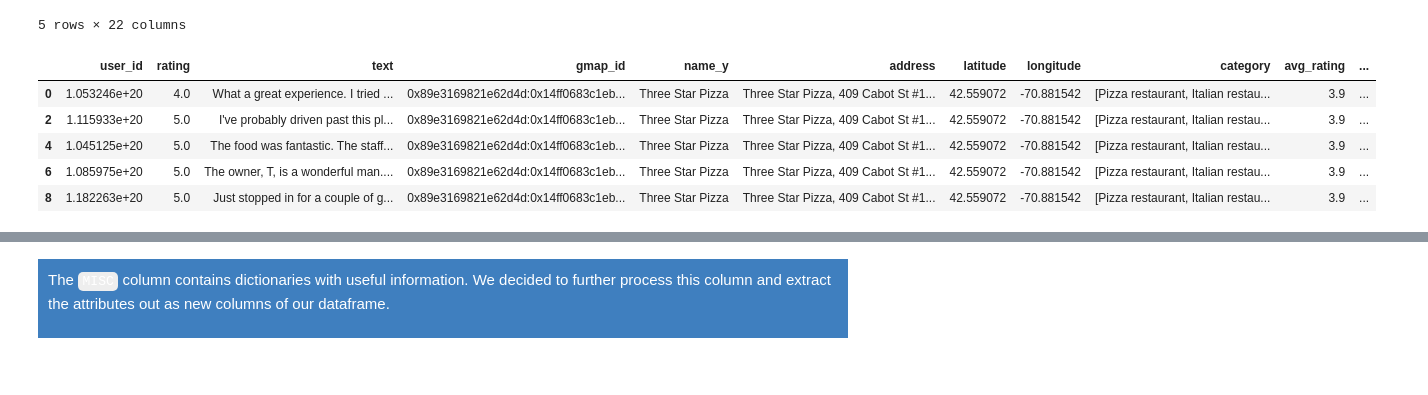
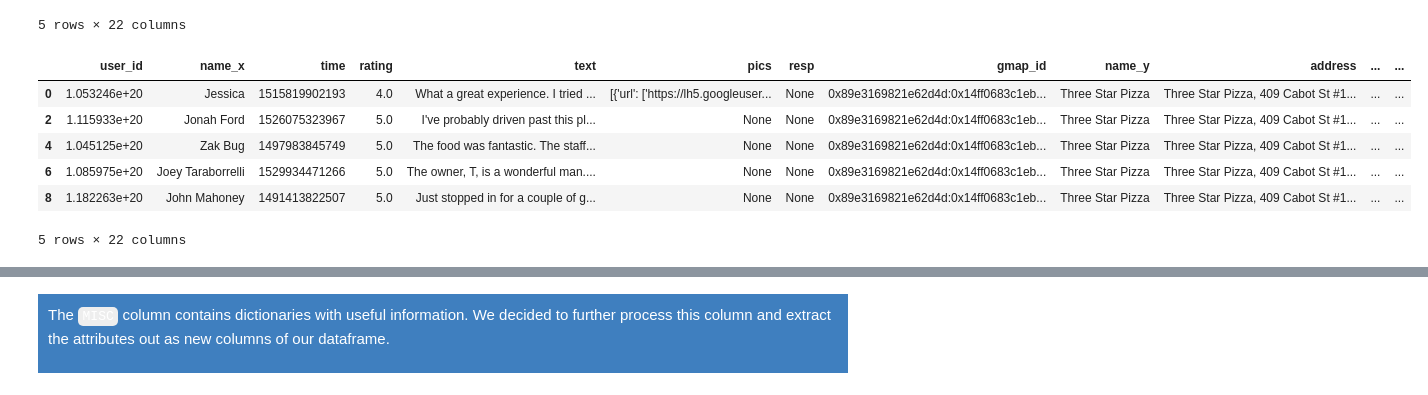
Before and after one commit to susannahsu/restaurant-rec-system, a Jupyter notebook: restaurant_new_dataset.ipynb, the cells around one changed output, grey strips where cells are left out. Cells and saved outputs as stored; diff of their text form; code cells hidden in the pictures.

```diff
--- a/restaurant_new_dataset.ipynb
+++ b/restaurant_new_dataset.ipynb
@@ -132,17 +132,15 @@ df_combined.head()
 | 4 | 1.045125e+20 | Zak Bug | 1497983845749 | 5.0 | The food was fantastic. The staff... | None | None | 0x89e3169821e62d4d:0x14ff0683c1eb... | Three Star Pizza | Three Star Pizza, 409 Cabot St #1... | ... | ... |
 5 rows × 22 columns
 # %%
-columns_to_drop = ['name_x', 'time', 'pics', 'resp', 'gmap_id', 'description', 'relative_results', 'url']
-df_cleaned = df_combined.drop(columns=columns_to_drop)
-
-# Drop duplicates based on `user_id` and `gmap_id` to ensure unique reviews per user per restaurant
-df_cleaned = df_cleaned.drop_duplicates(subset=['user_id', 'gmap_id'])
+# Drop duplicates based on `user_id` and `gmap_id' to ensure unique reviews per user per restaurant
+df_cleaned = df_combined.drop_duplicates(subset=['user_id', 'gmap_id'])
 
 df_cleaned.head()
 # %% [output]
-|  | user_id | rating | text | gmap_id | name_y | address | latitude | longitude | category | avg_rating | ... |
-| 0 | 1.053246e+20 | 4.0 | What a great experience. I tried ... | 0x89e3169821e62d4d:0x14ff0683c1eb... | Three Star Pizza | Three Star Pizza, 409 Cabot St #1... | 42.559072 | -70.881542 | [Pizza restaurant, Italian restau... | 3.9 | ... |
-| 2 | 1.115933e+20 | 5.0 | I've probably driven past this pl... | 0x89e3169821e62d4d:0x14ff0683c1eb... | Three Star Pizza | Three Star Pizza, 409 Cabot St #1... | 42.559072 | -70.881542 | [Pizza restaurant, Italian restau... | 3.9 | ... |
-| 4 | 1.045125e+20 | 5.0 | The food was fantastic. The staff... | 0x89e3169821e62d4d:0x14ff0683c1eb... | Three Star Pizza | Three Star Pizza, 409 Cabot St #1... | 42.559072 | -70.881542 | [Pizza restaurant, Italian restau... | 3.9 | ... |
-| 6 | 1.085975e+20 | 5.0 | The owner, T, is a wonderful man.... | 0x89e3169821e62d4d:0x14ff0683c1eb... | Three Star Pizza | Three Star Pizza, 409 Cabot St #1... | 42.559072 | -70.881542 | [Pizza restaurant, Italian restau... | 3.9 | ... |
-| 8 | 1.182263e+20 | 5.0 | Just stopped in for a couple of g... | 0x89e3169821e62d4d:0x14ff0683c1eb... | Three Star Pizza | Three Star Pizza, 409 Cabot St #1... | 42.559072 | -70.881542 | [Pizza restaurant, Italian restau... | 3.9 | ... |
+|  | user_id | name_x | time | rating | text | pics | resp | gmap_id | name_y | address | ... | ... |
+| 0 | 1.053246e+20 | Jessica | 1515819902193 | 4.0 | What a great experience. I tried ... | [{'url': ['https://lh5.googleuser... | None | 0x89e3169821e62d4d:0x14ff0683c1eb... | Three Star Pizza | Three Star Pizza, 409 Cabot St #1... | ... | ... |
+| 2 | 1.115933e+20 | Jonah Ford | 1526075323967 | 5.0 | I've probably driven past this pl... | None | None | 0x89e3169821e62d4d:0x14ff0683c1eb... | Three Star Pizza | Three Star Pizza, 409 Cabot St #1... | ... | ... |
+| 4 | 1.045125e+20 | Zak Bug | 1497983845749 | 5.0 | The food was fantastic. The staff... | None | None | 0x89e3169821e62d4d:0x14ff0683c1eb... | Three Star Pizza | Three Star Pizza, 409 Cabot St #1... | ... | ... |
+| 6 | 1.085975e+20 | Joey Taraborrelli | 1529934471266 | 5.0 | The owner, T, is a wonderful man.... | None | None | 0x89e3169821e62d4d:0x14ff0683c1eb... | Three Star Pizza | Three Star Pizza, 409 Cabot St #1... | ... | ... |
+| 8 | 1.182263e+20 | John Mahoney | 1491413822507 | 5.0 | Just stopped in for a couple of g... | None | None | 0x89e3169821e62d4d:0x14ff0683c1eb... | Three Star Pizza | Three Star Pizza, 409 Cabot St #1... | ... | ... |
+5 rows × 22 columns
```
Also changed, not shown: parts of 24 cells of this notebook.
